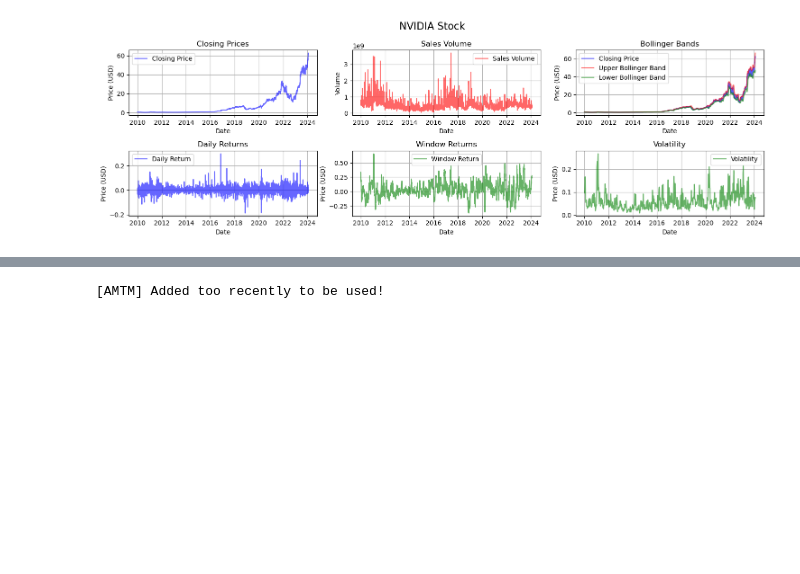
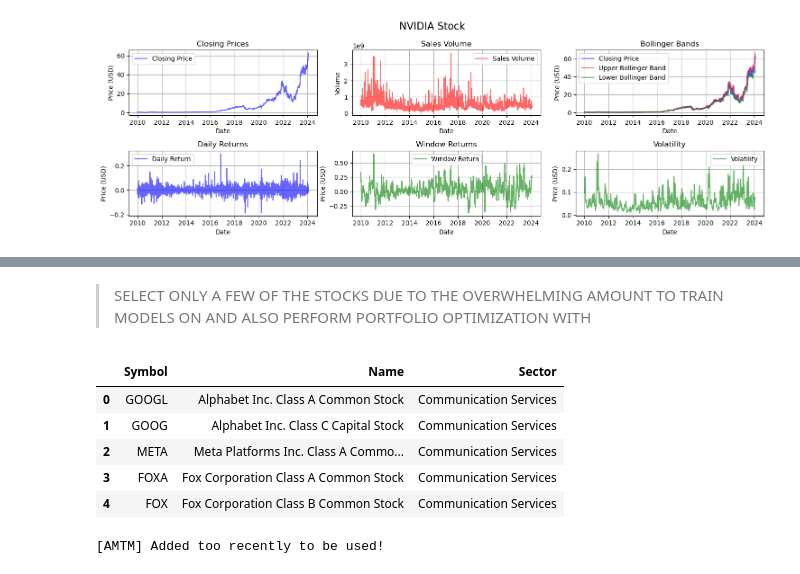
Before and after one commit to EstevesX10/SP500-Stock-Forecasting-and-Optimization, a Jupyter notebook: SP500 Stock Forecasting and Optimization/SP500 Stock Price Forecasting and Optimization.ipynb, the cells around one changed output, grey strips where cells are left out. Saved outputs shown, nothing was run; the diff lists cells and outputs as text; code cells hidden in the pictures; blank space fills up the shorter version.

```diff
--- a/SP500 Stock Forecasting and Optimization/SP500 Stock Price Forecasting and Optimization.ipynb
+++ b/SP500 Stock Forecasting and Optimization/SP500 Stock Price Forecasting and Optimization.ipynb
@@ -256,6 +252,19 @@ ds.df.head()
 | 2 | 2010-01-06 | 0.429913 | 0.433811 | 0.425786 | 0.432894 | 649168000 | 0.0 | 0.0 | 0.394741 | 0.396252 | ... |
 | 3 | 2010-01-07 | 0.430601 | 0.432435 | 0.421200 | 0.424410 | 547792000 | 0.0 | 0.0 | 0.398409 | 0.398934 | ... |
 | 4 | 2010-01-08 | 0.420971 | 0.428308 | 0.418449 | 0.425328 | 478168000 | 0.0 | 0.0 | 0.401688 | 0.401447 | ... |
+# %% [markdown]
+> SELECT ONLY A FEW OF THE STOCKS DUE TO THE OVERWHELMING AMOUNT TO TRAIN MODELS ON AND ALSO PERFORM PORTFOLIO OPTIMIZATION WITH
+# %%
+# Select the most important stocks per Industry Sector
+selectedStocks = selectStocksToUse(worldWideStocks=worldWideStocks, sp500Stocks=sp500Stocks, numberStocks=5)
+selectedStocks.head()
+# %% [output]
+|  | Symbol | Name | Sector |
+| 0 | GOOGL | Alphabet Inc. Class A Common Stock | Communication Services |
+| 1 | GOOG | Alphabet Inc. Class C Capital Stock | Communication Services |
+| 2 | META | Meta Platforms Inc. Class A Commo... | Communication Services |
+| 3 | FOXA | Fox Corporation Class A Common Stock | Communication Services |
+| 4 | FOX | Fox Corporation Class B Common Stock | Communication Services |
 # %%
 # Create a vector to store all the extracted stocks
 extractedStocks = []
```
Also changed, not shown: parts of 11 cells of this notebook.
